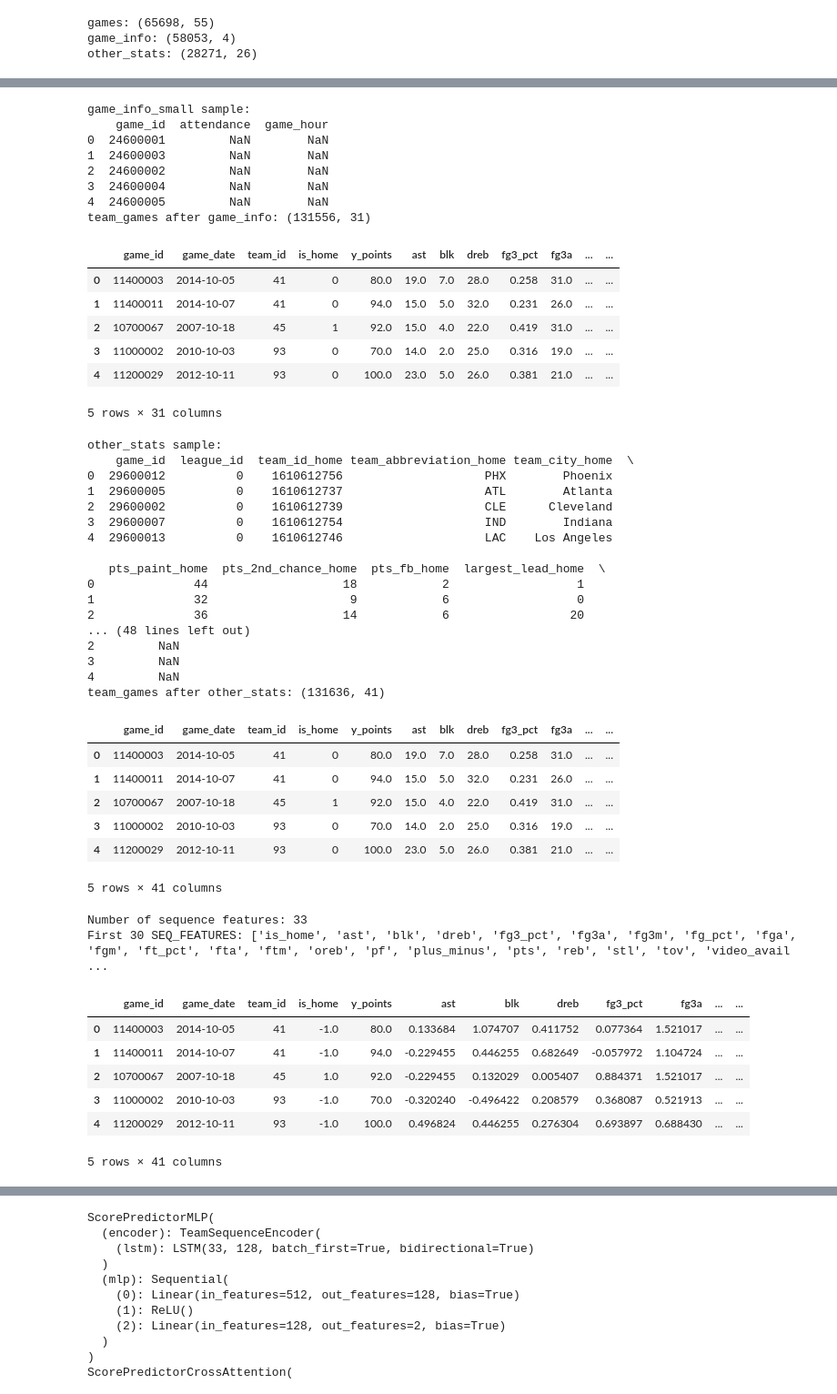
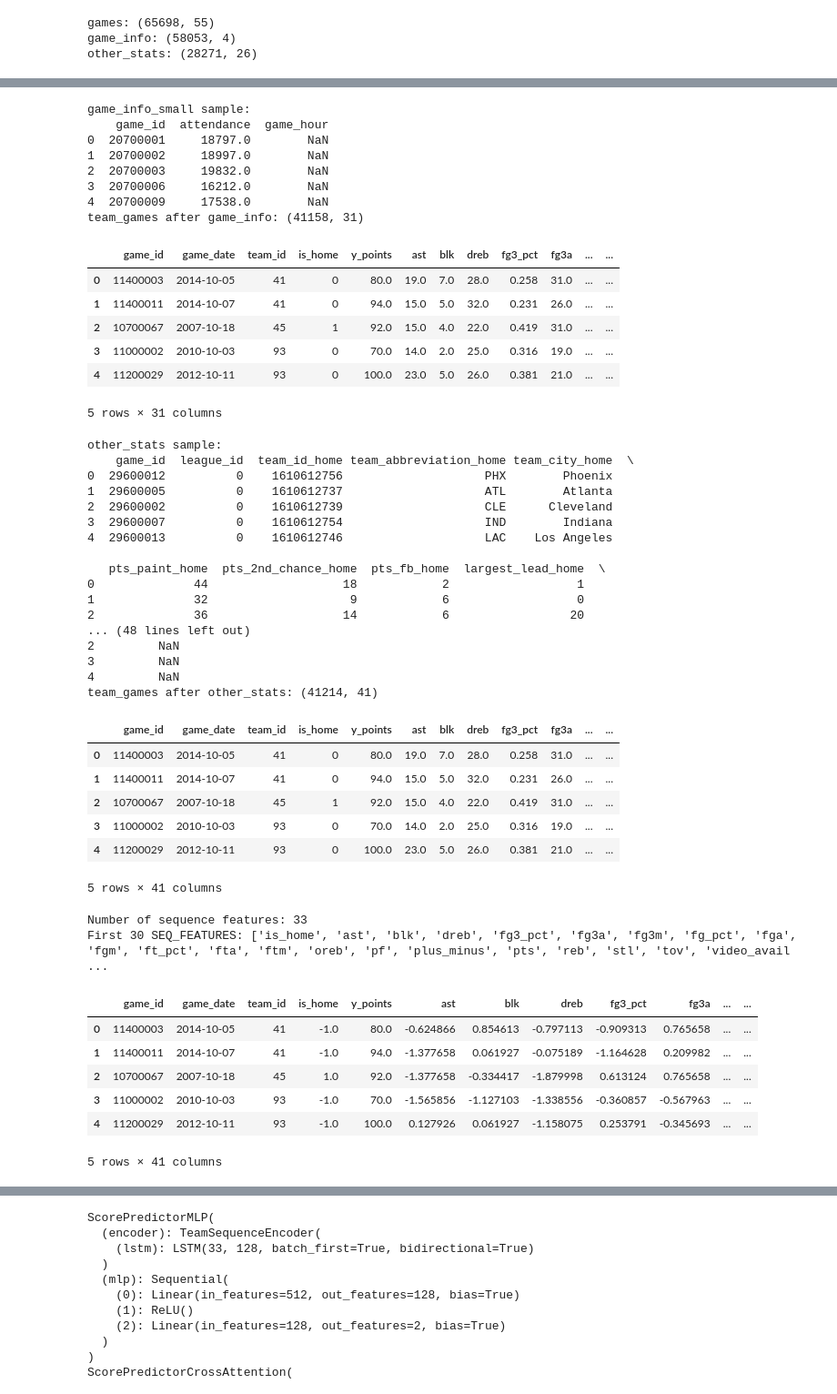
Before and after one commit to Marshal-Kalynchuk/ensf519_final_project, a Jupyter notebook: main.ipynb, the cells around one changed output, grey strips where cells are left out. Shown at 91% size. Cells and saved outputs as stored; diff of their text form; code cells hidden in the pictures.

Commit message:
preventing scalar leakage, truncate old games

```diff
--- a/main.ipynb
+++ b/main.ipynb
@@ -32,6 +32,7 @@ HIDDEN_SIZE = 128
 NUM_LAYERS = 1
 LR = 1e-3
 EPOCHS = 10
+ERA_START = pd.to_datetime("2007-10-01")
 VAL_SPLIT_DATE = "2021-10-01"
 TEST_SPLIT_DATE = "2022-10-01"
 RANDOM_SEED = 42
@@ -107,6 +108,14 @@ PTS_AWAY_COL = "pts_away"
 # Make sure game_date is datetime
 games[GAME_DATE_COL] = pd.to_datetime(games[GAME_DATE_COL])
 game_info["game_date"] = pd.to_datetime(game_info["game_date"])
+
+# Keep only modern-era games
+mask_games = games[GAME_DATE_COL] >= ERA_START
+games = games.loc[mask_games].reset_index(drop=True)
+
+# Match game_info to the same window
+mask_info = game_info["game_date"] >= ERA_START
+game_info = game_info.loc[mask_info].reset_index(drop=True)
 # %%
 # 1) Select home/away feature columns, EXCLUDING the team_id columns
 home_feature_cols = [
@@ -199,12 +208,12 @@ team_games.head()
 # %% [output]
 game_info_small sample:
     game_id  attendance  game_hour
-0  24600001         NaN        NaN
-1  24600003         NaN        NaN
-2  24600002         NaN        NaN
-3  24600004         NaN        NaN
-4  24600005         NaN        NaN
-team_games after game_info: (131556, 31)
+0  20700001     18797.0        NaN
+1  20700002     18997.0        NaN
+2  20700003     19832.0        NaN
+3  20700006     16212.0        NaN
+4  20700009     17538.0        NaN
+team_games after game_info: (41158, 31)
 |  | game_id | game_date | team_id | is_home | y_points | ast | blk | dreb | fg3_pct | fg3a | ... | ... |
 | 0 | 11400003 | 2014-10-05 | 41 | 0 | 80.0 | 19.0 | 7.0 | 28.0 | 0.258 | 31.0 | ... | ... |
 | 1 | 11400011 | 2014-10-07 | 41 | 0 | 94.0 | 15.0 | 5.0 | 32.0 | 0.231 | 26.0 | ... | ... |
@@ -297,7 +306,7 @@ other_stats sample:
 2         NaN
 3         NaN
 4         NaN
-team_games after other_stats: (131636, 41)
+team_games after other_stats: (41214, 41)
 |  | game_id | game_date | team_id | is_home | y_points | ast | blk | dreb | fg3_pct | fg3a | ... | ... |
 | 0 | 11400003 | 2014-10-05 | 41 | 0 | 80.0 | 19.0 | 7.0 | 28.0 | 0.258 | 31.0 | ... | ... |
 | 1 | 11400011 | 2014-10-07 | 41 | 0 | 94.0 | 15.0 | 5.0 | 32.0 | 0.231 | 26.0 | ... | ... |
@@ -308,31 +317,35 @@ team_games after other_stats: (131636, 41)
 # %%
 # --- Compute SEQ_FEATURES and scale ---
 
 exclude_cols = {GAME_ID_COL, GAME_DATE_COL, "team_id", "y_points"}
 numeric_cols = [
     c for c in team_games.columns
     if c not in exclude_cols and pd.api.types.is_numeric_dtype(team_games[c])
 ]
 
 SEQ_FEATURES = numeric_cols
 print("Number of sequence features:", len(SEQ_FEATURES))
 print("First 30 SEQ_FEATURES:", SEQ_FEATURES[:30])
 
+train_rows = team_games[team_games[GAME_DATE_COL] < VAL_SPLIT_DATE].copy()
+
 scaler = StandardScaler()
-team_games[SEQ_FEATURES] = scaler.fit_transform(
+scaler.fit(train_rows[SEQ_FEATURES].fillna(0.0))
+
+team_games[SEQ_FEATURES] = scaler.transform(
     team_games[SEQ_FEATURES].fillna(0.0)
 )
 
 team_games.head()
 # %% [output]
 Number of sequence features: 33
 First 30 SEQ_FEATURES: ['is_home', 'ast', 'blk', 'dreb', 'fg3_pct', 'fg3a', 'fg3m', 'fg_pct', 'fga', 'fgm', 'ft_pct', 'fta', 'ftm', 'oreb', 'pf', 'plus_minus', 'pts', 'reb', 'stl', 'tov', 'video_avail ...
 |  | game_id | game_date | team_id | is_home | y_points | ast | blk | dreb | fg3_pct | fg3a | ... | ... |
-| 0 | 11400003 | 2014-10-05 | 41 | -1.0 | 80.0 | 0.133684 | 1.074707 | 0.411752 | 0.077364 | 1.521017 | ... | ... |
-| 1 | 11400011 | 2014-10-07 | 41 | -1.0 | 94.0 | -0.229455 | 0.446255 | 0.682649 | -0.057972 | 1.104724 | ... | ... |
-| 2 | 10700067 | 2007-10-18 | 45 | 1.0 | 92.0 | -0.229455 | 0.132029 | 0.005407 | 0.884371 | 1.521017 | ... | ... |
-| 3 | 11000002 | 2010-10-03 | 93 | -1.0 | 70.0 | -0.320240 | -0.496422 | 0.208579 | 0.368087 | 0.521913 | ... | ... |
-| 4 | 11200029 | 2012-10-11 | 93 | -1.0 | 100.0 | 0.496824 | 0.446255 | 0.276304 | 0.693897 | 0.688430 | ... | ... |
+| 0 | 11400003 | 2014-10-05 | 41 | -1.0 | 80.0 | -0.624866 | 0.854613 | -0.797113 | -0.909313 | 0.765658 | ... | ... |
+| 1 | 11400011 | 2014-10-07 | 41 | -1.0 | 94.0 | -1.377658 | 0.061927 | -0.075189 | -1.164628 | 0.209982 | ... | ... |
+| 2 | 10700067 | 2007-10-18 | 45 | 1.0 | 92.0 | -1.377658 | -0.334417 | -1.879998 | 0.613124 | 0.765658 | ... | ... |
+| 3 | 11000002 | 2010-10-03 | 93 | -1.0 | 70.0 | -1.565856 | -1.127103 | -1.338556 | -0.360857 | -0.567963 | ... | ... |
+| 4 | 11200029 | 2012-10-11 | 93 | -1.0 | 100.0 | 0.127926 | 0.061927 | -1.158075 | 0.253791 | -0.345693 | ... | ... |
 5 rows × 41 columns
 # %%
 team_sequences = []
```
Also changed, not shown: parts of 15 cells of this notebook.
